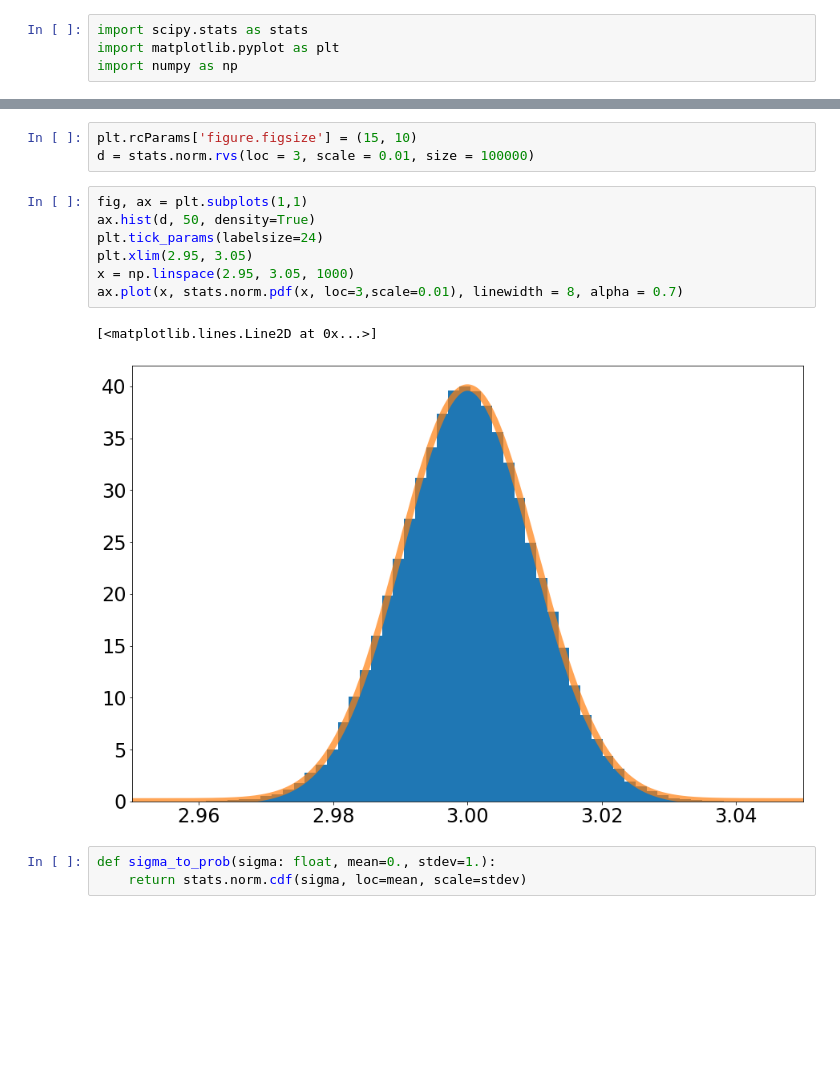
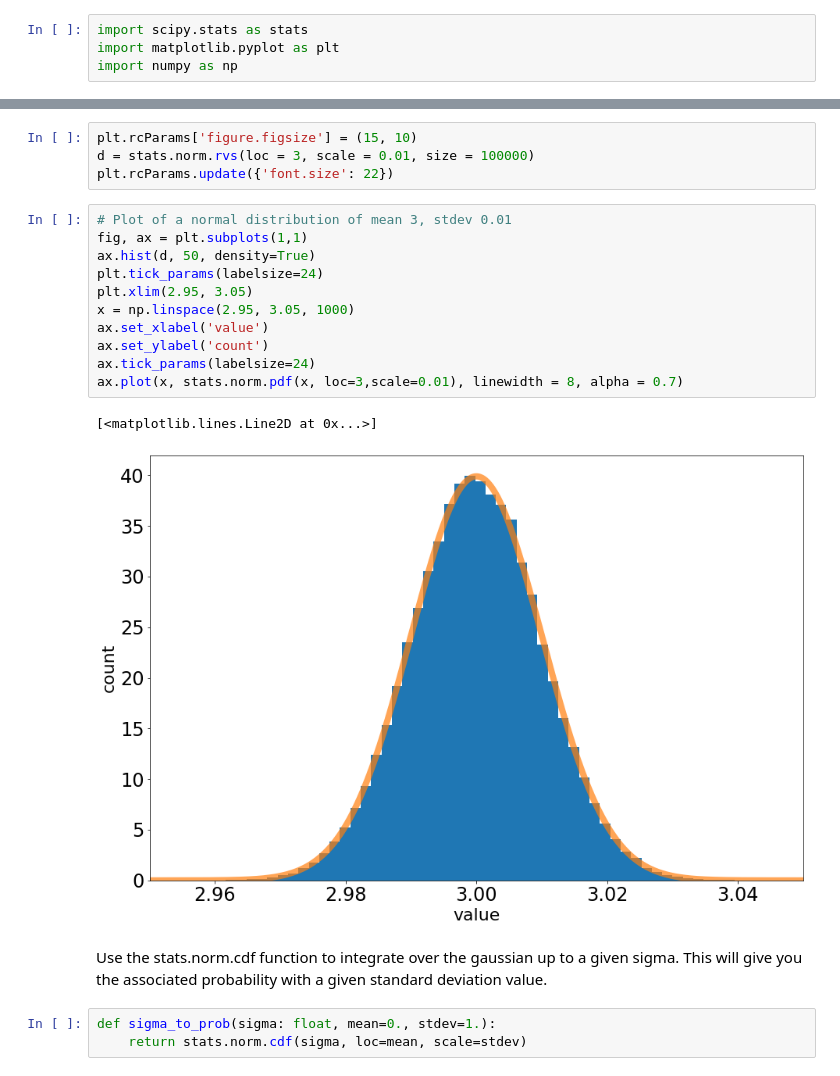
Before and after one commit to rsrandy25/PHYS434, a Jupyter notebook: lab1/lab1.ipynb, the cells around one changed output, grey strips where cells are left out. Saved outputs shown, nothing was run; the diff lists cells and outputs as text; blank space fills up the shorter version.

```diff
--- a/lab1/lab1.ipynb
+++ b/lab1/lab1.ipynb
@@ -5,16 +8,23 @@ import numpy as np
 # %%
 plt.rcParams['figure.figsize'] = (15, 10)
 d = stats.norm.rvs(loc = 3, scale = 0.01, size = 100000)
+plt.rcParams.update({'font.size': 22})
 # %%
+# Plot of a normal distribution of mean 3, stdev 0.01
 fig, ax = plt.subplots(1,1)
 ax.hist(d, 50, density=True)
 plt.tick_params(labelsize=24)
 plt.xlim(2.95, 3.05)
 x = np.linspace(2.95, 3.05, 1000)
+ax.set_xlabel('value')
+ax.set_ylabel('count')
+ax.tick_params(labelsize=24)
 ax.plot(x, stats.norm.pdf(x, loc=3,scale=0.01), linewidth = 8, alpha = 0.7)
 # %% [output]
 [<matplotlib.lines.Line2D at 0x...>]
-[figure, old version]
+[figure, new version]
+# %% [markdown]
+Use the stats.norm.cdf function to integrate over the gaussian up to a given sigma. This will give you the associated probability with a given standard deviation value.
 # %%
 def sigma_to_prob(sigma: float, mean=0., stdev=1.):
     return stats.norm.cdf(sigma, loc=mean, scale=stdev)
```
Also changed, not shown: parts of 17 cells of this notebook.
